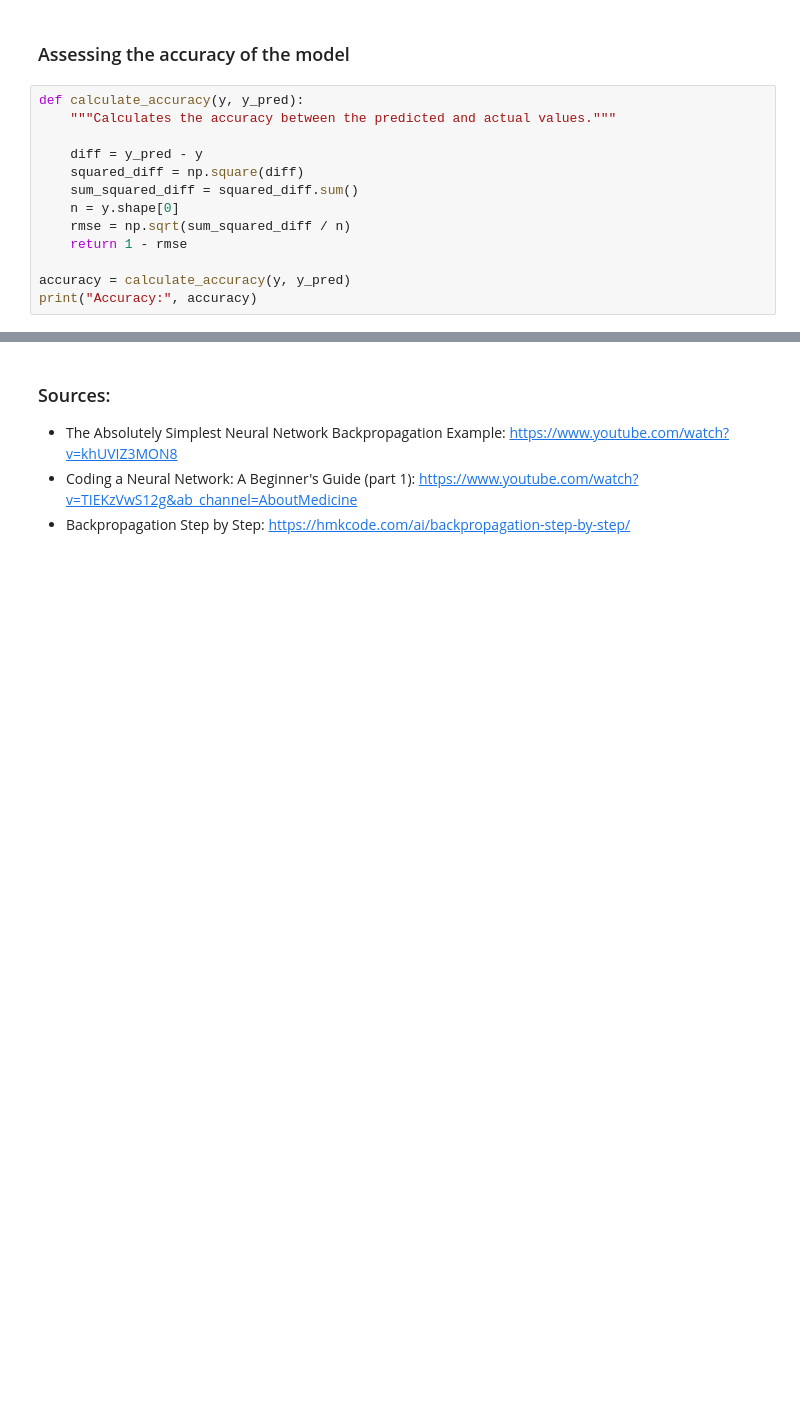
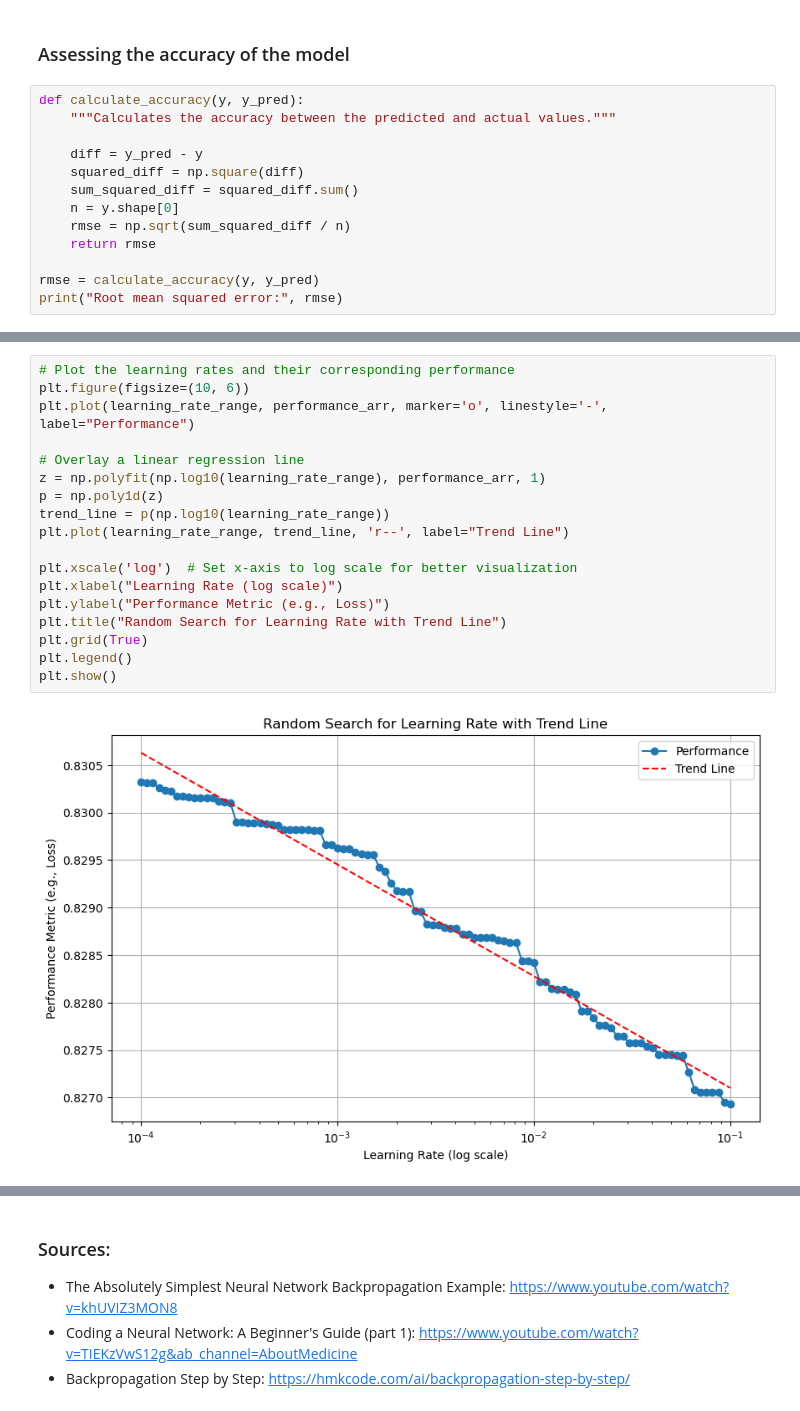
Before and after one commit to SamuelkohP04/Simple-Deep-Learning-NN, a Jupyter notebook: simple deep learning neural network.ipynb, the cells around one changed output, grey strips where cells are left out. Drawn from its saved outputs; the diff is of its cells as text; blank space fills up the shorter version.

```diff
--- a/simple deep learning neural network.ipynb
+++ b/simple deep learning neural network.ipynb
@@ -303,8 +303,8 @@ def calculate_accuracy(y, y_pred):
     sum_squared_diff = squared_diff.sum()
     n = y.shape[0]
     rmse = np.sqrt(sum_squared_diff / n)
-    return 1 - rmse
+    return rmse
 
-accuracy = calculate_accuracy(y, y_pred)
-print("Accuracy:", accuracy)
+rmse = calculate_accuracy(y, y_pred)
+print("Root mean squared error:", rmse)
 # %% [output]
@@ -368,0 +366,20 @@ TypeError: plot() got an unexpected keyword argument 'x'
+# %%
+# Plot the learning rates and their corresponding performance
+plt.figure(figsize=(10, 6))
+plt.plot(learning_rate_range, performance_arr, marker='o', linestyle='-', label="Performance")
+
+# Overlay a linear regression line
+z = np.polyfit(np.log10(learning_rate_range), performance_arr, 1)
+p = np.poly1d(z)
+trend_line = p(np.log10(learning_rate_range))
+plt.plot(learning_rate_range, trend_line, 'r--', label="Trend Line")
+
+plt.xscale('log')  # Set x-axis to log scale for better visualization
+plt.xlabel("Learning Rate (log scale)")
+plt.ylabel("Performance Metric (e.g., Loss)")
+plt.title("Random Search for Learning Rate with Trend Line")
+plt.grid(True)
+plt.legend()
+plt.show()
+# %% [output]
+[figure, added]
```
Also changed, not shown: parts of 52 cells of this notebook.
